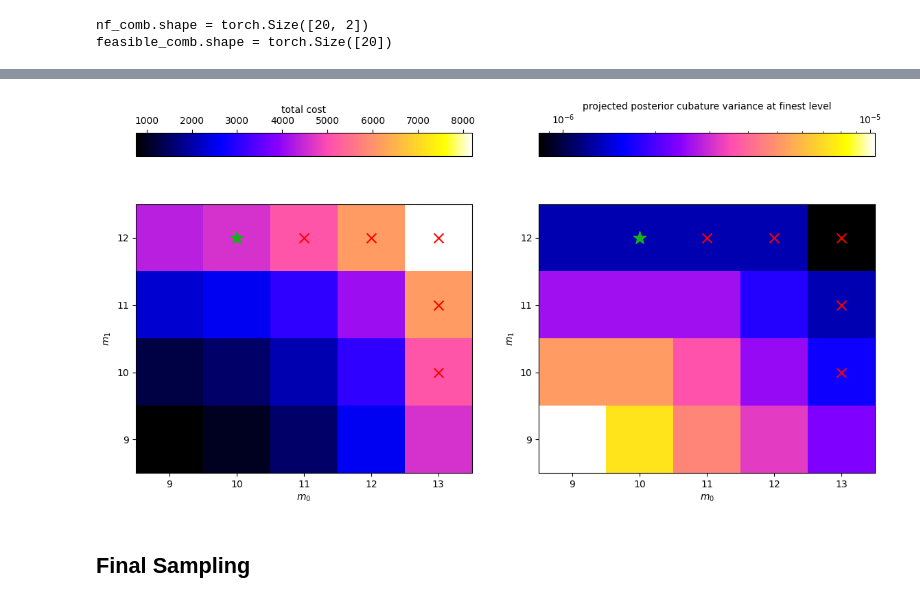
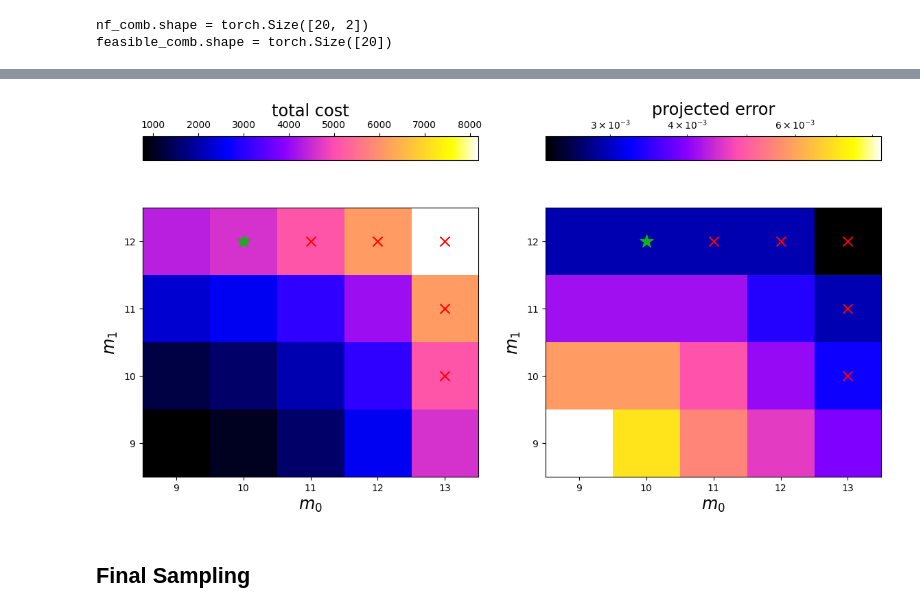
Before and after one commit to sandialabs/mlqmcpy, a Jupyter notebook: examples/mifgp.ipynb, the cells around one changed output, grey strips where cells are left out. Cells and saved outputs as stored; diff of their text form; code cells hidden in the pictures.

```diff
--- a/examples/mifgp.ipynb
+++ b/examples/mifgp.ipynb
@@ -19,6 +19,7 @@ WIDTH = 2*(500/72)
 # %% [markdown]
 ## Parameters
 # %%
+confidence = .99
 budget = 5000
 d = 5
 num_levels = 2
@@ -105,9 +108,10 @@ nnew_max = tensor([9232, 4616])
 n_max = tensor([8192, 4096])
 # %%
 m_feasible = [torch.arange(m0[l]+1,m_max[l]+1) for l in range(num_levels)]
+num_m_feasible = torch.tensor([len(m_feasible[l]) for l in range(num_levels)])
 for l in range(num_levels):
-    print("m_feasible[%d] = %-50s has length %d"%(l,m_feasible[l],len(m_feasible[l])))
-num_feasible_combs = torch.tensor([len(m_feasible[l]) for l in range(num_levels)]).prod()
+    print("m_feasible[%d] = %-50s has length %d"%(l,m_feasible[l],num_m_feasible[l]))
+num_feasible_combs = num_m_feasible.prod()
 print("num_feasible_combs = %d"%num_feasible_combs)
 # %% [output]
 m_feasible[0] = tensor([ 9, 10, 11, 12, 13])                       has length 5
@@ -118,6 +120,6 @@ assert num_levels==2, "the remainder of this notebook has not yet been worked ou
 # %%
-mf0_mesh,mf1mesh = torch.meshgrid(m_feasible[0],m_feasible[1],indexing="ij")
-mf_comb = torch.vstack([mf0_mesh.flatten(),mf1mesh.flatten()]).T
+mfmesh = torch.meshgrid(*m_feasible,indexing="ij")
+mf_comb = torch.vstack([mfmesh_l.flatten() for mfmesh_l in mfmesh]).T
 nf_comb = 2**mf_comb
 print("nf_comb.shape = %s"%str(nf_comb.shape))
 nf_comb_cost = (nf_comb*cost_per_level).sum(1)
@@ -128,11 +130,11 @@ nf_comb.shape = torch.Size([20, 2])
 feasible_comb.shape = torch.Size([20])
 # %%
 # should be done more efficiently by only considering the boundary
-pcvars = torch.tensor([fgp.post_cubature_var(task=(num_levels-1),n=nf_comb[i]) for i in range(len(nf_comb))])
-print("pcvars.shape = %s"%str(pcvars.shape))
-imin = pcvars[feasible_comb].argmin()
-pcvars_min = pcvars[feasible_comb][imin]
-print("pcvars_min = %.2e"%pcvars_min)
+pcerrors = torch.tensor([fgp.post_cubature_error(task=(num_levels-1),n=nf_comb[i],confidence=confidence)[2] for i in range(len(nf_comb))])
+print("pcerrors.shape = %s"%str(pcerrors.shape))
+imin = pcerrors[feasible_comb].argmin()
+pcerrors_min = pcerrors[feasible_comb][imin]
+print("pcerrors_min = %.2e"%pcerrors_min)
 n = nf_comb[feasible_comb][imin]
 print("n = %s"%n)
 # %% [output]
@@ -141,26 +143,60 @@ pcvars_min = 1.29e-06
 n = tensor([1024, 4096])
 # %%
-fig,ax = pyplot.subplots(nrows=1,ncols=2,figsize=(WIDTH,WIDTH/2))
-_imshow = ax[0].imshow(nf_comb_cost.reshape(mf0_mesh.shape).T,cmap=cm.gnuplot2)
-_axp = ax[0].get_position()
-_cax = fig.add_axes([_axp.x0,_axp.y1+0.1,_axp.x1-_axp.x0,0.05])
-fig.colorbar(_imshow,_cax,location="top",label="total cost")
-_imshow = ax[1].imshow(pcvars.reshape(mf0_mesh.shape).T,cmap=cm.gnuplot2,norm="log")
-_axp = ax[1].get_position()
-_cax = fig.add_axes([_axp.x0,_axp.y1+0.1,_axp.x1-_axp.x0,0.05])
-fig.colorbar(_imshow,_cax,location="top",label="projected posterior cubature variance at finest level")
-for i in range(2):
-    ax[i].invert_yaxis()
-    ax[i].scatter(mf_comb[feasible_comb][imin,0]-(m0[0]+1),mf_comb[feasible_comb][imin,1]-(m0[1]+1),color=COLORS[1],marker="*",s=200)
-    ax[i].scatter(mf_comb[~feasible_comb,0]-(m0[0]+1),mf_comb[~feasible_comb,1]-(m0[1]+1),marker="x",s=100,color="red")
-    ax[i].set_xlabel(r"$m_0$")
-    ax[i].set_xticks(torch.arange(len(m_feasible[0])))
-    ax[i].set_xticklabels([r"$%d$"%_m for _m in m_feasible[0]])
-    ax[i].set_ylabel(r"$m_1$")
-    ax[i].set_yticks(torch.arange(len(m_feasible[1])))
-    ax[i].set_yticklabels([r"$%d$"%_m for _m in m_feasible[1]])
+if num_levels==2:
+    fig,ax = pyplot.subplots(nrows=1,ncols=2,figsize=(WIDTH,WIDTH/2))
+    _imshow = ax[0].imshow(nf_comb_cost.reshape((num_m_feasible[0],num_m_feasible[1])).T,cmap=cm.gnuplot2)
+    _axp = ax[0].get_position()
+    _cax = fig.add_axes([_axp.x0,_axp.y1+0.1,_axp.x1-_axp.x0,0.05])
+    cbar = fig.colorbar(_imshow,_cax,location="top")
+    cbar.set_label(label='total cost',fontsize="xx-large")
+    _imshow = ax[1].imshow(pcerrors.reshape((num_m_feasible[0],num_m_feasible[1])).T,cmap=cm.gnuplot2,norm="log")
+    _axp = ax[1].get_position()
+    _cax = fig.add_axes([_axp.x0,_axp.y1+0.1,_axp.x1-_axp.x0,0.05])
+    cbar = fig.colorbar(_imshow,_cax,location="top")
+    cbar.set_label(label='projected error',fontsize="xx-large")
+    for i in range(2):
+        ax[i].invert_yaxis()
+        ax[i].scatter(mf_comb[feasible_comb][imin,0]-(m0[0]+1),mf_comb[feasible_comb][imin,1]-(m0[1]+1),color=COLORS[1],marker="*",s=200)
+        ax[i].scatter(mf_comb[~feasible_comb,0]-(m0[0]+1),mf_comb[~feasible_comb,1]-(m0[1]+1),marker="x",s=100,color="red")
+        ax[i].set_xlabel(r"$m_0$",fontsize="xx-large")
+        ax[i].set_xticks(torch.arange(len(m_feasible[0])))
+        ax[i].set_xticklabels([r"$%d$"%_m for _m in m_feasible[0]])
+        ax[i].set_ylabel(r"$m_1$",fontsize="xx-large")
+        ax[i].set_yticks(torch.arange(len(m_feasible[1])))
+        ax[i].set_yticklabels([r"$%d$"%_m for _m in m_feasible[1]])
+elif num_levels==3:
+    nf_comb_cost_min,nf_comb_cost_max = nf_comb_cost.min(),nf_comb_cost.max()
+    norm_cost = colors.Normalize(vmin=nf_comb_cost_min,vmax=nf_comb_cost_max)
+    pcvars_min,pcvars_max = pcvars.min(),pcvars.max()
+    norm_pcvar = colors.Normalize(vmin=pcvars_min,vmax=pcvars_max)
+    ncols = len(m_feasible[-1])
+    fig,ax = pyplot.subplots(nrows=2,ncols=ncols,figsize=(WIDTH,WIDTH/ncols*2),sharex=True,sharey=True)
+    ax = ax.reshape((2,ncols))
+    for j in range(ncols):
+        _imshow_cost = ax[0,j].imshow(nf_comb_cost[j::num_m_feasible[2]].reshape((num_m_feasible[0],num_m_feasible[1])).T,cmap=cm.gnuplot2,vmin=nf_comb_cost_min,vmax=nf_comb_cost_max)
+        _imshow_pcvar = ax[1,j].imshow(pcvars[j::num_m_feasible[2]].reshape((num_m_feasible[0],num_m_feasible[1])).T,cmap=cm.gnuplot2,vmin=pcvars_min,vmax=pcvars_max,norm="log")
+    _axp = ax[0,0].get_position()
+    _cax = fig.add_axes([_axp.x0-.075,_axp.y0,0.025,_axp.y1-_axp.y0])
+    cbar = fig.colorbar(_imshow_cost,_cax,location="left")
+    cbar.set_label(label='total cost',fontsize="xx-large")
+    _axp = ax[1,0].get_position()
+    _cax = fig.add_axes([_axp.x0-.075,_axp.y0,0.025,_axp.y1-_axp.y0])
+    cbar = fig.colorbar(_imshow_pcvar,_cax,location="left")
+    cbar.set_label(label='projected error',fontsize="xx-large")
+    for j in range(ncols):
+        ax[1,j].set_xlabel(r"$m_0$",fontsize="xx-large")
+        ax[0,j].set_title(r"$m_2 = %d$"%m_feasible[2][j],fontsize="xx-large")
+    for i in range(2):
+        ax[i,0].set_ylabel(r"$m_1$",fontsize="xx-large")
+    ax[0,0].invert_yaxis()
+    ax[0,0].set_xticks(torch.arange(len(m_feasible[0])))
+    ax[0,0].set_xticklabels([r"$%d$"%_m for _m in m_feasible[0]])
+    ax[0,0].set_yticks(torch.arange(len(m_feasible[1])))
+    ax[0,0].set_yticklabels([r"$%d$"%_m for _m in m_feasible[1]])
+else:
+    print("cannot plot num_levels > 2")
 # %% [output]
-[figure, old version]
+[figure, new version]
 # %% [markdown]
 ## Final Sampling
 # %%
```
Also changed, not shown: parts of 5 cells of this notebook.
